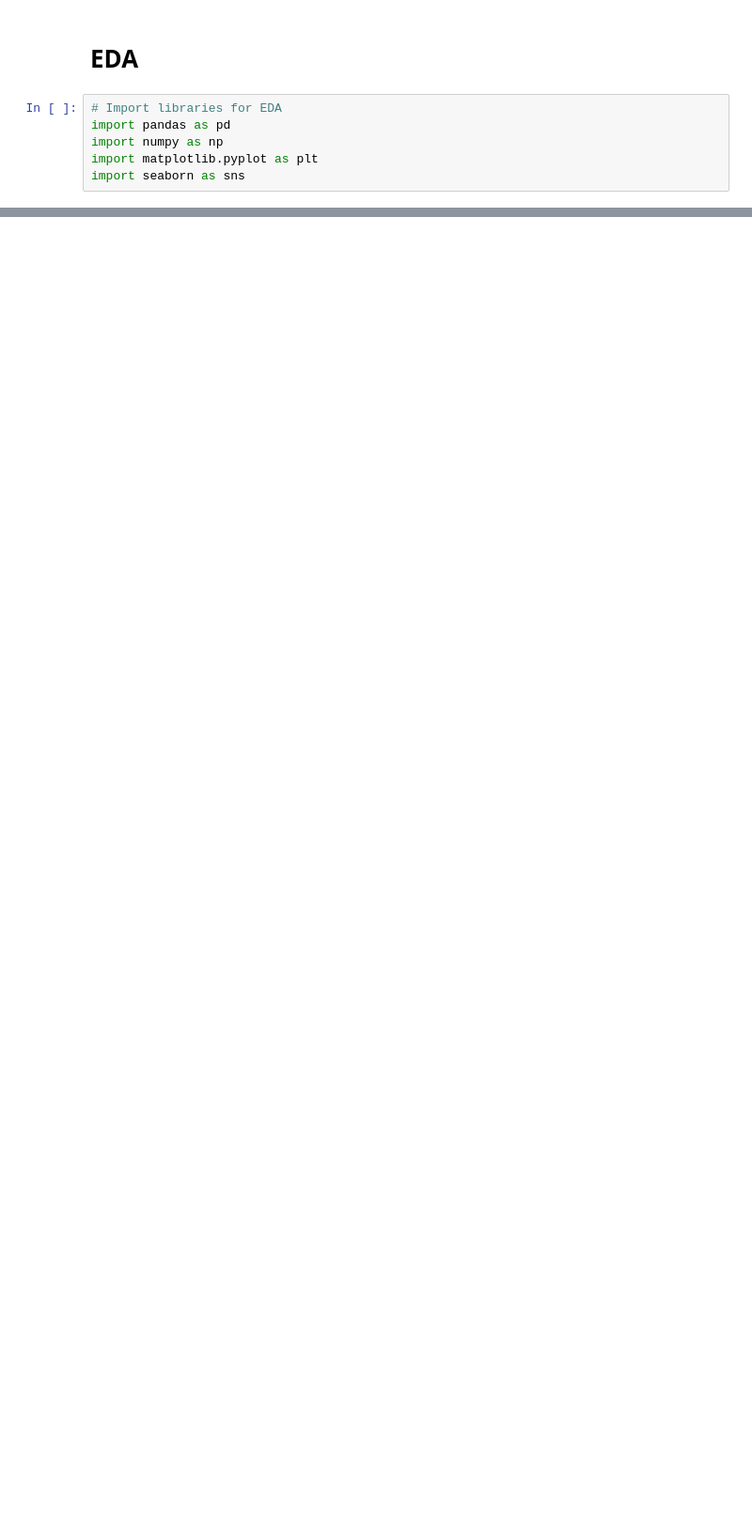
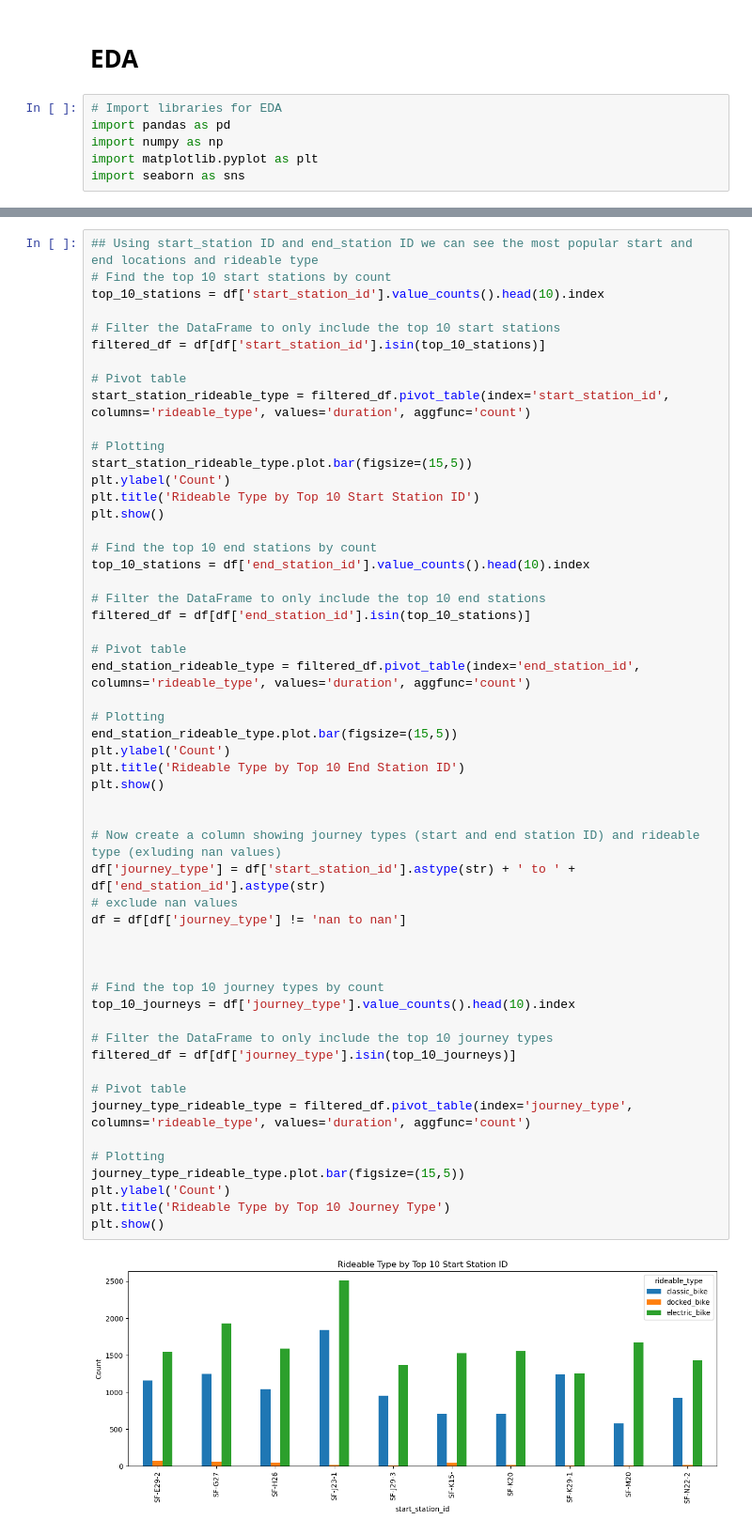
Before and after one commit to yiyiyang81/INSY662-Group-Project, a Jupyter notebook: EDA/EDA_Notebook.ipynb, the cells around one changed output, grey strips where cells are left out. Shown at 94% size. Drawn from its saved outputs; the diff is of its cells as text; blank space fills up the shorter version.

```diff
--- a/EDA/EDA_Notebook.ipynb
+++ b/EDA/EDA_Notebook.ipynb
@@ -89,0 +118,56 @@ plt.show()
+# %%
+## Using start_station ID and end_station ID we can see the most popular start and end locations and rideable type
+# Find the top 10 start stations by count
+top_10_stations = df['start_station_id'].value_counts().head(10).index
+
+# Filter the DataFrame to only include the top 10 start stations
+filtered_df = df[df['start_station_id'].isin(top_10_stations)]
+
+# Pivot table
+start_station_rideable_type = filtered_df.pivot_table(index='start_station_id', columns='rideable_type', values='duration', aggfunc='count')
+
+# Plotting
+start_station_rideable_type.plot.bar(figsize=(15,5))
+plt.ylabel('Count')
+plt.title('Rideable Type by Top 10 Start Station ID')
+plt.show()
+
+# Find the top 10 end stations by count
+top_10_stations = df['end_station_id'].value_counts().head(10).index
+
+# Filter the DataFrame to only include the top 10 end stations
+filtered_df = df[df['end_station_id'].isin(top_10_stations)]
+
+# Pivot table
+end_station_rideable_type = filtered_df.pivot_table(index='end_station_id', columns='rideable_type', values='duration', aggfunc='count')
+
+# Plotting
+end_station_rideable_type.plot.bar(figsize=(15,5))
+plt.ylabel('Count')
+plt.title('Rideable Type by Top 10 End Station ID')
+plt.show()
+
+
+# Now create a column showing journey types (start and end station ID) and rideable type (exluding nan values)
+df['journey_type'] = df['start_station_id'].astype(str) + ' to ' + df['end_station_id'].astype(str)
+# exclude nan values
+df = df[df['journey_type'] != 'nan to nan']
+
+
+
+# Find the top 10 journey types by count
+top_10_journeys = df['journey_type'].value_counts().head(10).index
+
+# Filter the DataFrame to only include the top 10 journey types
+filtered_df = df[df['journey_type'].isin(top_10_journeys)]
+
+# Pivot table
+journey_type_rideable_type = filtered_df.pivot_table(index='journey_type', columns='rideable_type', values='duration', aggfunc='count')
+
+# Plotting
+journey_type_rideable_type.plot.bar(figsize=(15,5))
+plt.ylabel('Count')
+plt.title('Rideable Type by Top 10 Journey Type')
+plt.show()
+# %% [output]
+[figure, added]
```
Also changed, not shown: parts of 9 cells of this notebook.
